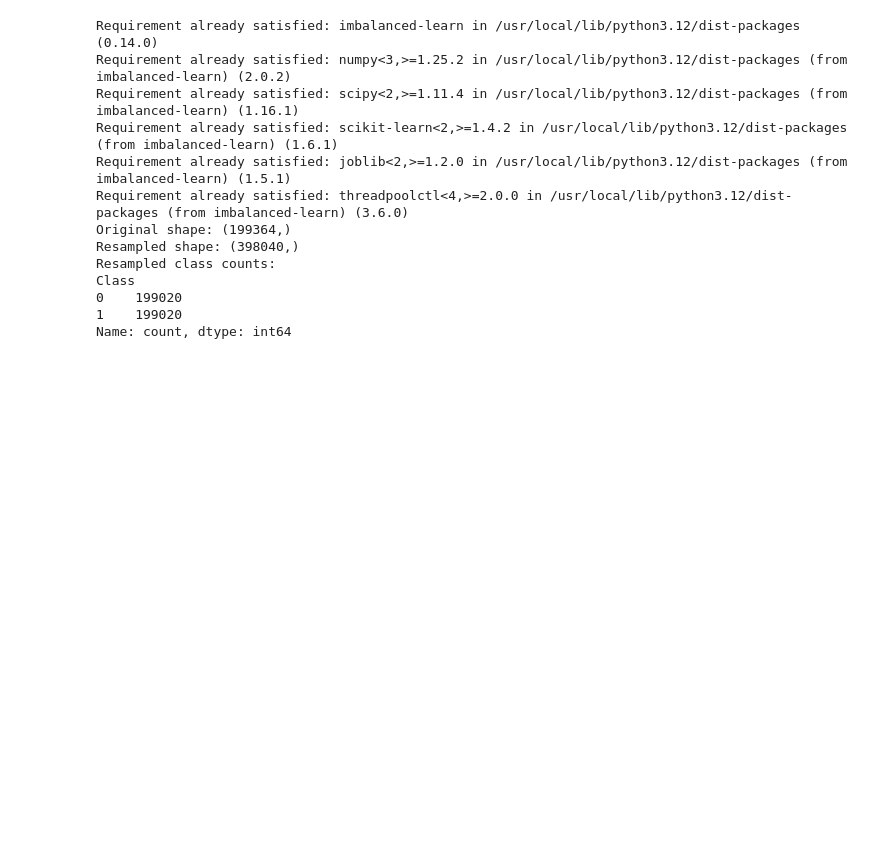
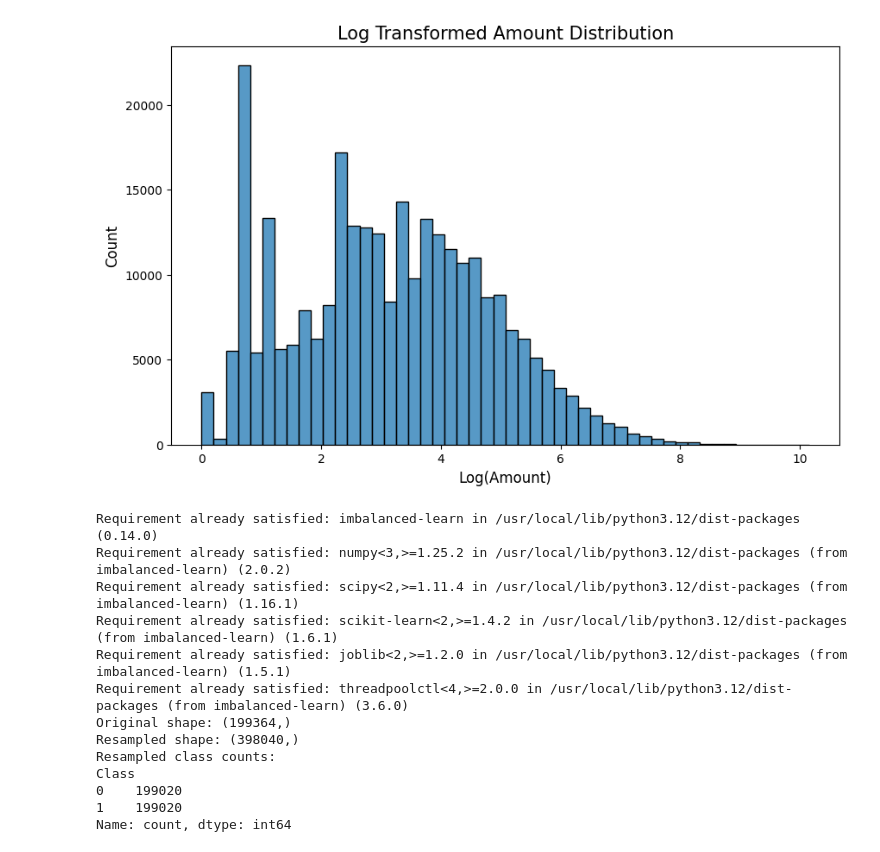
Before and after one commit to xvmon234-ai/Learning-Python, a Jupyter notebook: Card_Fraud_Detection_Project/02_Data_Exploration_Preprocessing/fraud_detection.ipynb, the cells around one changed output. Saved outputs shown, nothing was run; the diff lists cells and outputs as text; code cells hidden in the pictures; blank space fills up the shorter version.

```diff
--- a/Card_Fraud_Detection_Project/02_Data_Exploration_Preprocessing/fraud_detection.ipynb
+++ b/Card_Fraud_Detection_Project/02_Data_Exploration_Preprocessing/fraud_detection.ipynb
@@ -84,3 +122,19 @@ sns.histplot(df['Amount'])
+# %%
+# 2.2.2 주요 피처 분포 시각화
+import numpy as np
+
+# Amount 피처에 로그 변환 적용 (0을 방지하기 위해 1을 더함)
+df['Log_Amount'] = np.log1p(df['Amount'])
+
+# 로그 변환된 Amount 피처 분포 시각화
+plt.figure(figsize=(10, 6))
+sns.histplot(df['Log_Amount'], bins=50)
+plt.title('Log Transformed Amount Distribution', fontsize=15)
+plt.xlabel('Log(Amount)', fontsize=12)
+plt.ylabel('Count', fontsize=12)
+plt.show()
+# %% [output]
+[figure, added]
 # %%
 # 2.3 데이터 전처리
 
```
Also changed, not shown: parts of 6 cells of this notebook.
